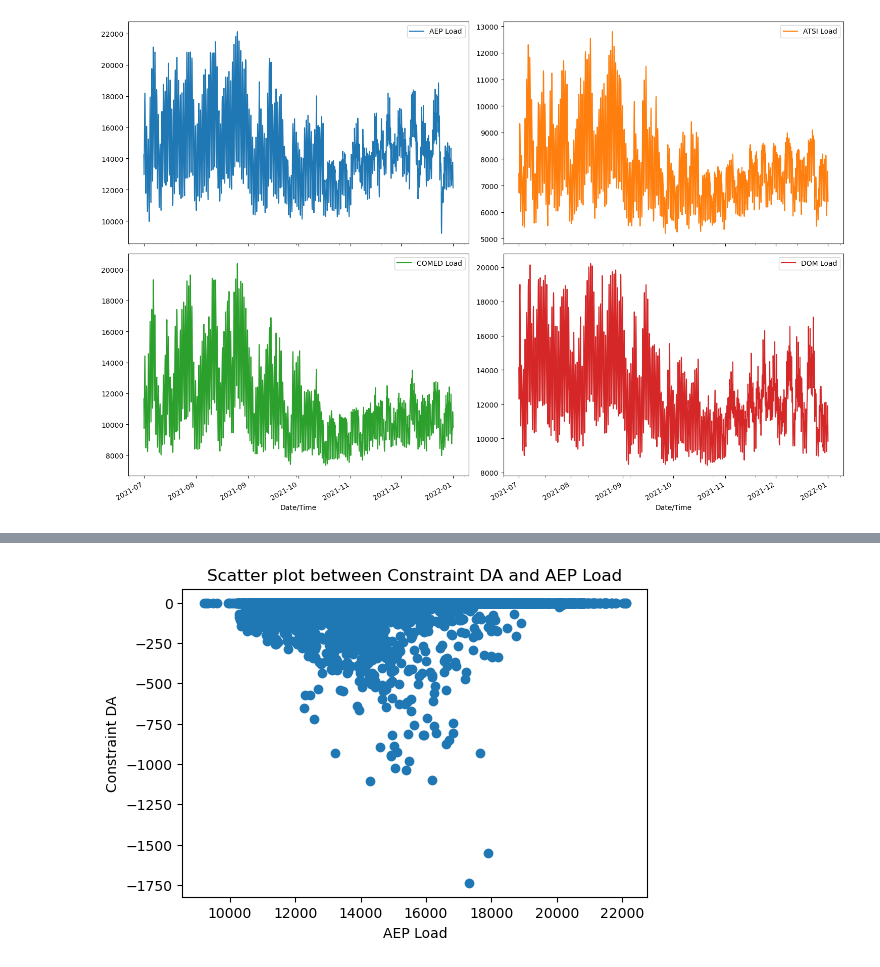
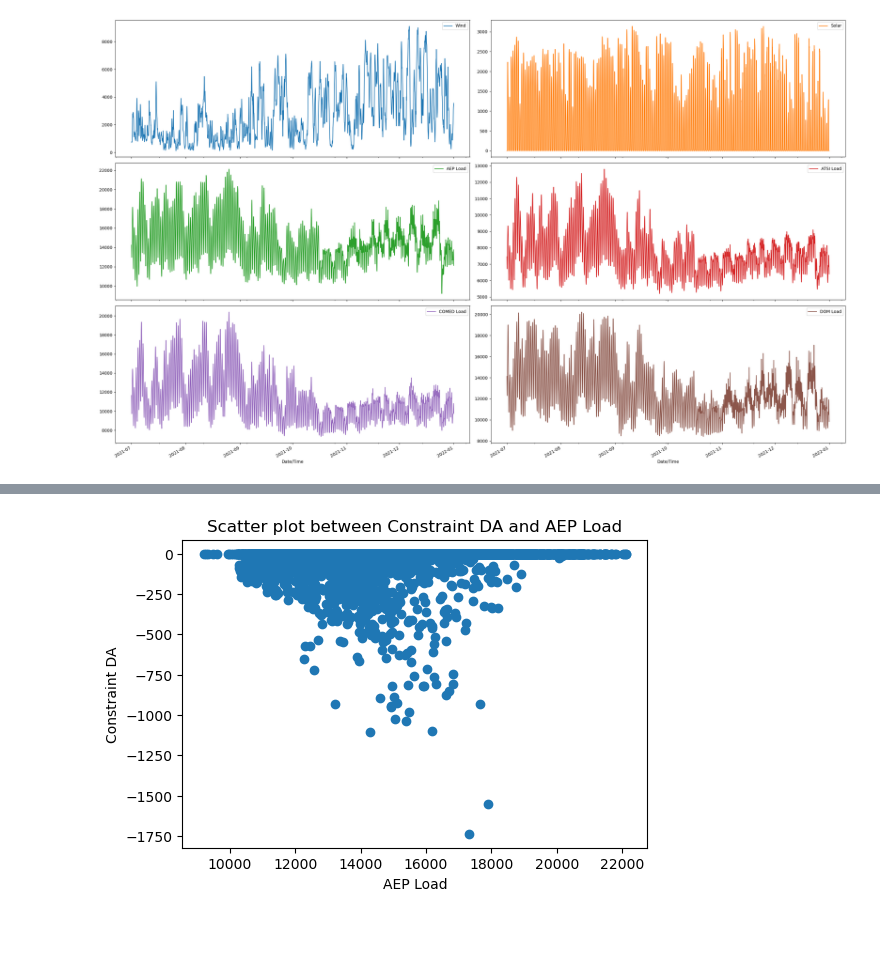
Before and after one commit to Nim-ah/Day-Ahead-Real-Time-Constraint-Investigation, a Jupyter notebook: DA_RT_V1.ipynb, the cells around one changed output, grey strips where cells are left out. Cells and saved outputs as stored; diff of their text form; code cells hidden in the pictures; blank space fills up the shorter version.

```diff
--- a/DA_RT_V1.ipynb
+++ b/DA_RT_V1.ipynb
@@ -15,0 +30,2 @@ df = pd.read_excel("data.xlsx")
+# %%
+df = df.fillna(method='ffill')
@@ -16 +45,6 @@ df = pd.read_excel("data.xlsx")
+# %%
+# Feature Engineering
+df['hour'] = df['Date/Time'].dt.hour
+df['day_of_week'] = df['Date/Time'].dt.dayofweek
+df["month"] = df["Date/Time"].dt.month_name()
 # %%
@@ -137,0 +71,13 @@ Length: 922, dtype: int64
+# %%
+df['Date/Time'] = pd.to_datetime(df['Date/Time'])
+
+load_cols = ['Constraint DA', 'Constraint RT']
+
+df.set_index('Date/Time')[load_cols].plot(subplots=True, layout=(-1, 2), figsize=(15, 5), title="DA/RT Visual")
+plt.tight_layout()
+
+start_date = datetime.datetime(2021, 9, 1)
+end_date = datetime.datetime(2021, 12, 10)
+plt.xlim([start_date, end_date])
+
+plt.show()
@@ -138,11 +101,9 @@ Length: 922, dtype: int64
 # %%
-# Convert 'Date/Time' to datetime object
-df['Date/Time'] = pd.to_datetime(df['Date/Time'])
+load_cols = ['Wind', 'Solar', 'AEP Load', 'ATSI Load', 'COMED Load', 'DOM Load']
 
-load_cols = ['AEP Load', 'ATSI Load', 'COMED Load', 'DOM Load']
-df.set_index('Date/Time')[load_cols].plot(subplots=True,
-                                          layout=(-1, 2), figsize=(15, 10))
+df.set_index('Date/Time')[load_cols].plot(subplots=True, layout=(-1, 2), figsize=(25, 15))
+
 plt.tight_layout()
 plt.show()
 # %% [output]
-[figure, old version]
+[figure, new version]
```
Also changed, not shown: parts of 45 cells of this notebook.
